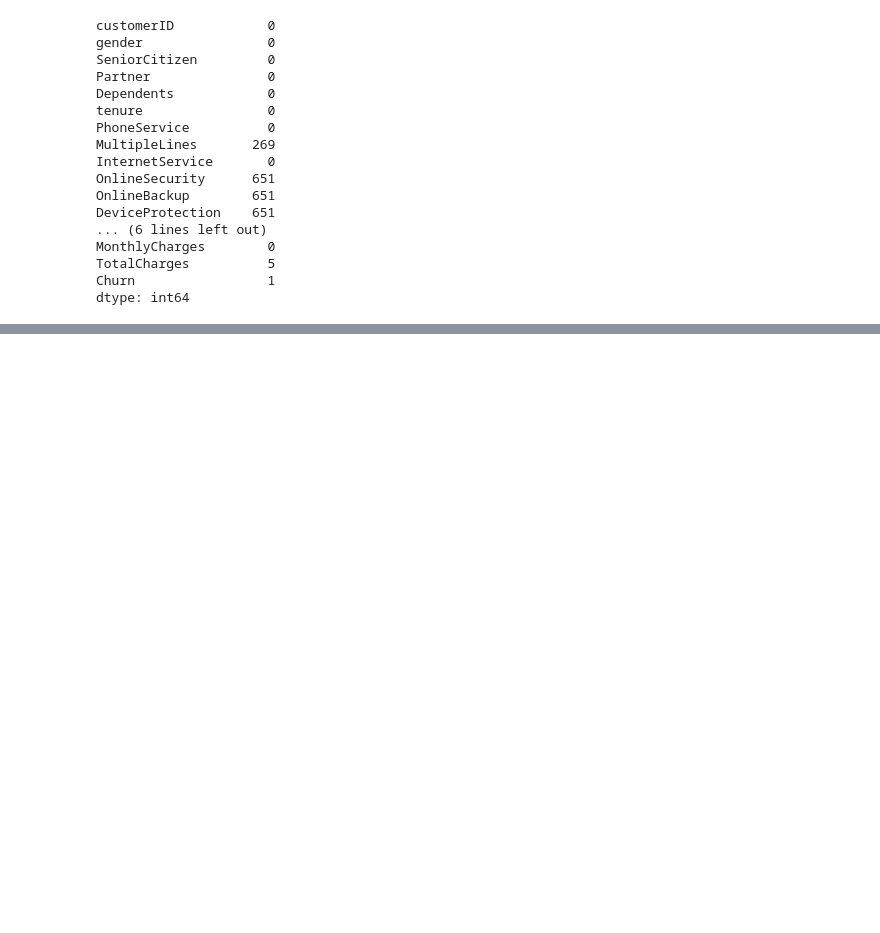
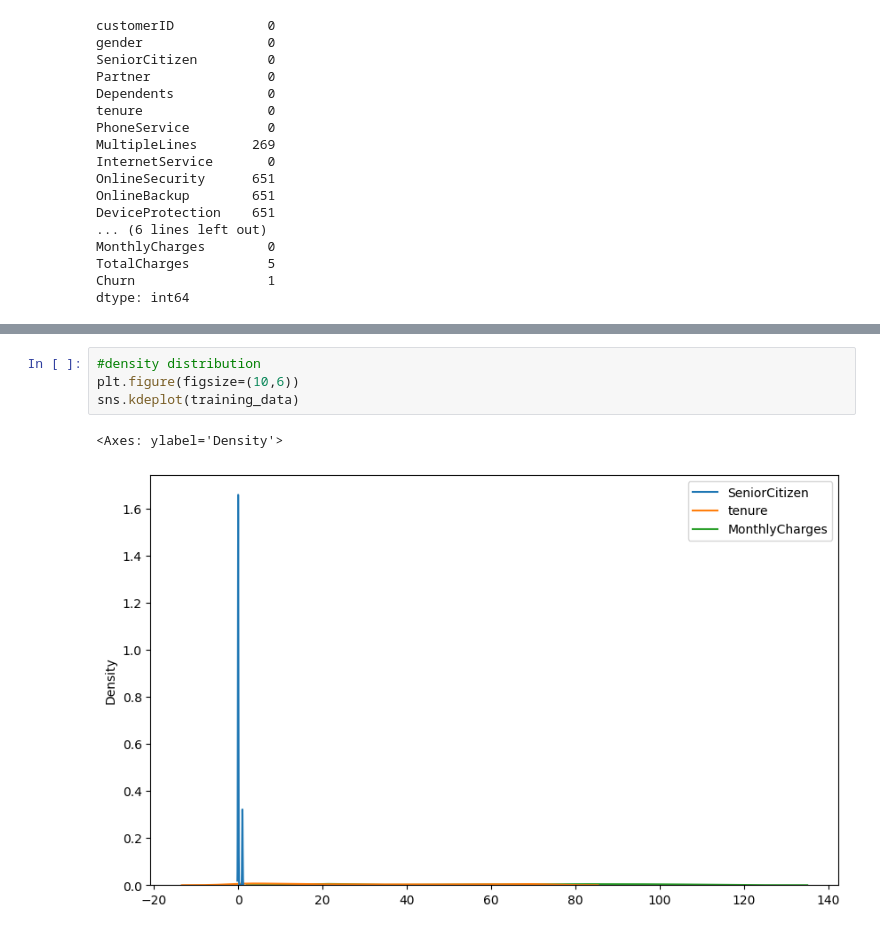
Before and after one commit to Vaniskemunto/Customer_churn-analysis, a Jupyter notebook: customer_churn.ipynb, the cells around one changed output, grey strips where cells are left out. Cells and saved outputs as stored; diff of their text form; blank space fills up the shorter version.

```diff
--- a/customer_churn.ipynb
+++ b/customer_churn.ipynb
@@ -164,0 +172,7 @@ def visualize_relationship_with_churn(training_data, Churn):
+# %%
+#density distribution
+plt.figure(figsize=(10,6))
+sns.kdeplot(training_data)
+# %% [output]
+<Axes: ylabel='Density'>
+[figure, added]
```
Also changed, not shown: parts of 14 cells of this notebook, 1 other file.
